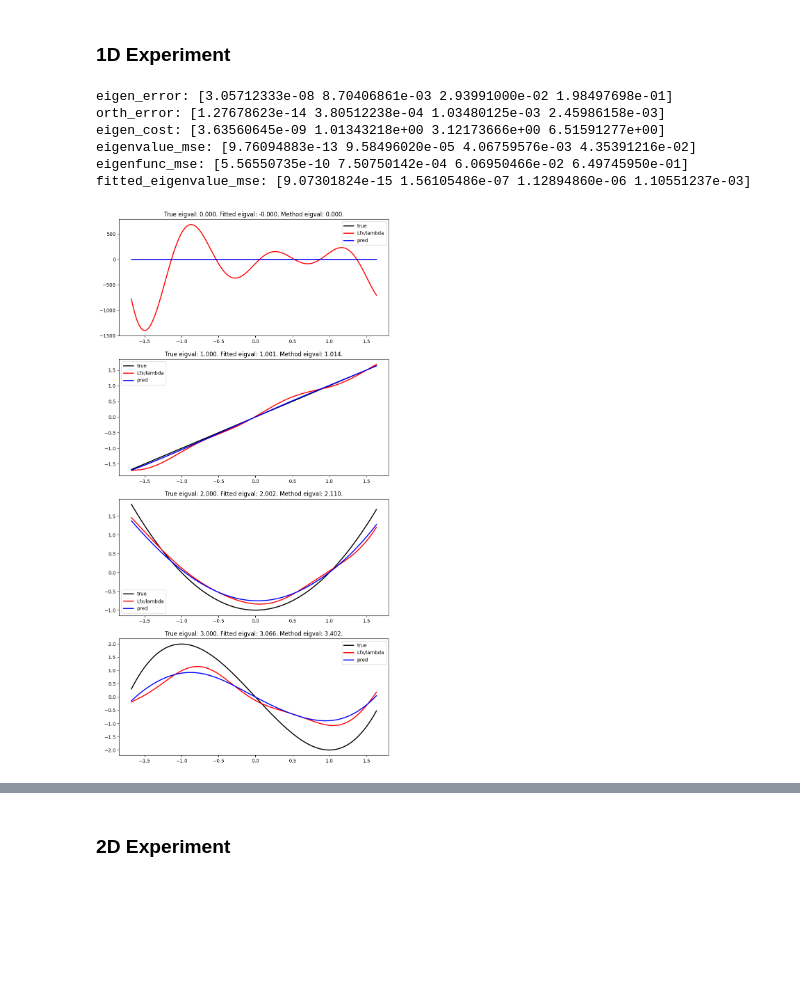
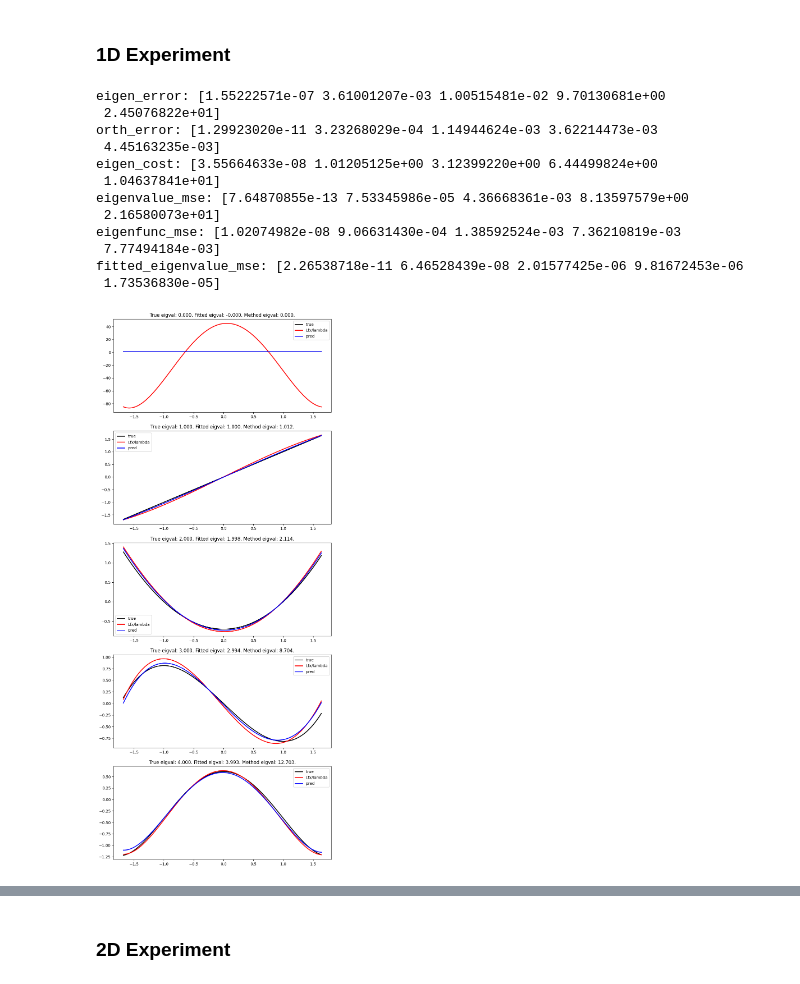
Before and after one commit to lclaeys/eigenfunction-solver, a Jupyter notebook: notebooks/kernel_galerkin.ipynb, the cells around one changed output, grey strips where cells are left out. Cells and saved outputs as stored; diff of their text form; code cells hidden in the pictures; blank space fills up the shorter version.

Commit message:
evaluator + demo

```diff
--- a/notebooks/kernel_galerkin.ipynb
+++ b/notebooks/kernel_galerkin.ipynb
@@ -50,19 +57,25 @@ def kernel_experiment(experiment_params, energy, kernel_class = GaussianKernel):
 # %% [markdown]
 ### 1D Experiment
 # %%
-metrics = ['eigen_error','orth_error','eigen_cost', 'eigenvalue_mse','eigenfunc_mse', "fitted_eigenvalue_mse"]
+metrics = ['eigen_error',
+           'orth_error',
+           'eigen_cost',
+           'eigenvalue_mse',
+           'eigenfunc_mse',
+           "fitted_eigenvalue_mse"]
+
 experiment_params = {
     'kernel_params': {
         'dim': 1,
-        'p': 500,
-        'scale': 1.0,
+        'p': 100,
+        'scale': 5.0,
         'order': 3
     },
     'solver_params': {
         'regularizer': 0.0,
         'L_reg': 1e-6,
         'verbose': False,
-        'k': 4
+        'k': 5
     }
 }
 
@@ -80,13 +93,19 @@ else:
     for metric in metrics:
         print(f'{metric}: {out[metric]}')
 # %% [output]
-eigen_error: [3.05712333e-08 8.70406861e-03 2.93991000e-02 1.98497698e-01]
-orth_error: [1.27678623e-14 3.80512238e-04 1.03480125e-03 2.45986158e-03]
-eigen_cost: [3.63560645e-09 1.01343218e+00 3.12173666e+00 6.51591277e+00]
-eigenvalue_mse: [9.76094883e-13 9.58496020e-05 4.06759576e-03 4.35391216e-02]
-eigenfunc_mse: [5.56550735e-10 7.50750142e-04 6.06950466e-02 6.49745950e-01]
-fitted_eigenvalue_mse: [9.07301824e-15 1.56105486e-07 1.12894860e-06 1.10551237e-03]
+eigen_error: [1.55222571e-07 3.61001207e-03 1.00515481e-02 9.70130681e+00
+ 2.45076822e+01]
+orth_error: [1.29923020e-11 3.23268029e-04 1.14944624e-03 3.62214473e-03
+ 4.45163235e-03]
+eigen_cost: [3.55664633e-08 1.01205125e+00 3.12399220e+00 6.44499824e+00
+ 1.04637841e+01]
+eigenvalue_mse: [7.64870855e-13 7.53345986e-05 4.36668361e-03 8.13597579e+00
+ 2.16580073e+01]
+eigenfunc_mse: [1.02074982e-08 9.06631430e-04 1.38592524e-03 7.36210819e-03
+ 7.77494184e-03]
+fitted_eigenvalue_mse: [2.26538718e-11 6.46528439e-08 2.01577425e-06 9.81672453e-06
+ 1.73536830e-05]
 # %%
-_ = evaluator.plot(solver,x_eval,4,plot_exact=True, plot_Lf = True)
+_ = evaluator.plot(solver,x_eval,5,plot_exact=True, plot_Lf = True)
 # %% [output]
-[figure, old version]
+[figure, new version]
```
Also changed, not shown: parts of 20 cells of this notebook, 4 other files.
